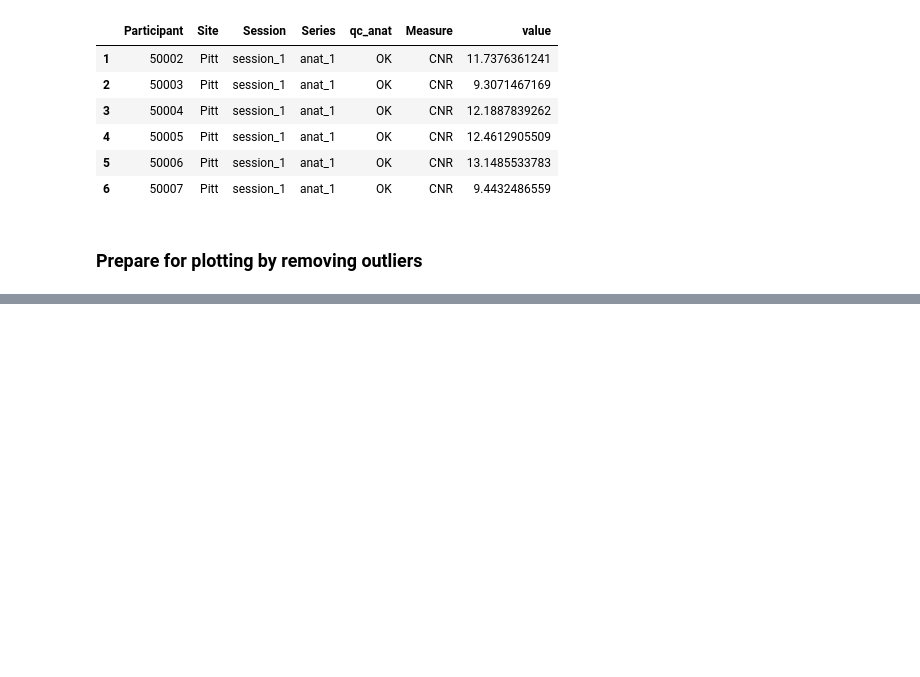
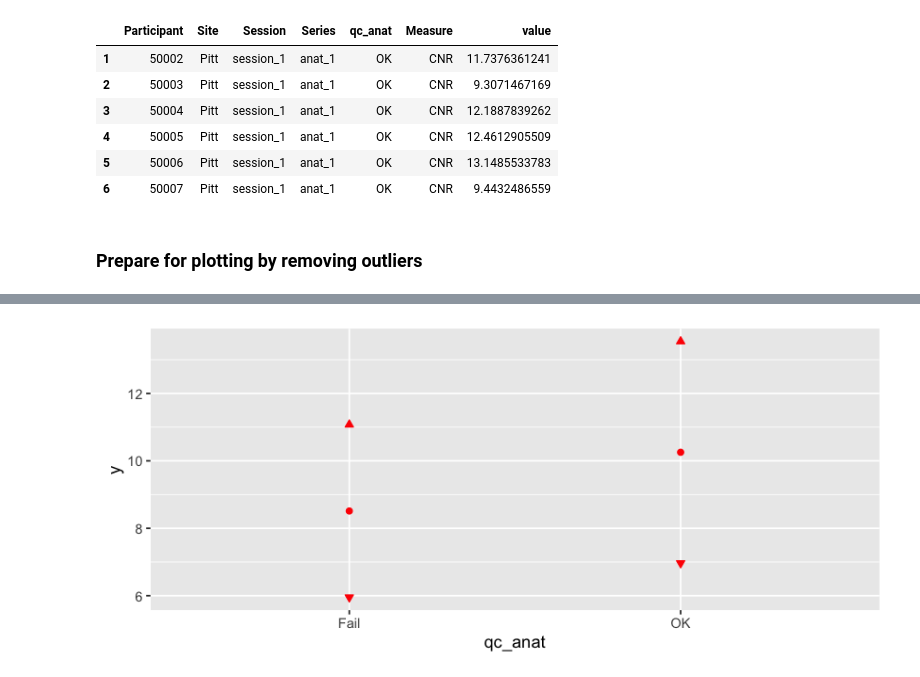
Before and after one commit to preprocessed-connectomes-project/giavasis2015-QAP-paper, a Jupyter notebook: data_analysis/interactive_plots.ipynb, the cells around one changed output, grey strips where cells are left out. Cells and saved outputs as stored; diff of their text form; code cells hidden in the pictures; blank space fills up the shorter version.

Commit message:
updated anat struct plot

```diff
--- a/data_analysis/interactive_plots.ipynb
+++ b/data_analysis/interactive_plots.ipynb
@@ -62,7 +79,10 @@ abide_anat_spat_df=merge(abide_anat_spat_df, pheno_df[c('Participant','qc_anat')
 
 id.vars=c('Participant','Site','Session','Series','qc_anat')
 measure.vars=c('CNR','Cortical.Contrast','EFC','FBER','FWHM','Qi1','SNR')
-abide_anat_spat_df=abide_anat_spat_df[c(id.vars,measure.vars)]
+abide_anat_spat_df<-abide_anat_spat_df[c(id.vars,measure.vars)]
+
+# log transform FBER to give a range more similar to the other measures
+# abide_anat_spat_df[,'FBER']<-log10(abide_anat_spat_df[,'FBER'])
 
 
 abide_anat_spat_df=melt(abide_anat_spat_df,
@@ -81,10 +101,3 @@ head(abide_anat_spat_df)
 | 6 | 50007 | Pitt | session_1 | anat_1 | OK | CNR | 9.4432486559 |
 # %% [markdown]
 ### Prepare for plotting by removing outliers
-# %%
-df <- subset(abide_anat_spat_df)
-df <- ddply(df, .(Measure), function(x) {
-  x <- x[!is.na(x$value),]
-  inds <- get_outlier_inds(x$value)
-  x[!inds,]
-})
@@ -101,0 +104,2 @@ The following object is masked from ‘package:dplyr’:
+# %%
+df <- abide_anat_spat_df %>% drop_na()
@@ -102,3 +108,13 @@ The following object is masked from ‘package:dplyr’:
 # %%
+library(grid)
+library(gridExtra)
 library(repr)
+library(Hmisc)
 options(repr.plot.width=7, repr.plot.height=3)
+
+mean_sdlow<-function(x){
+    return(mean(x)-sd(x))
+}
+mean_sdhigh<-function(x){
+    return(mean(x)+sd(x))
+}
@@ -184,0 +214,8 @@ grid.arrange(pp, ncol = 2, main = "Main title")
+# %%
+p1=ggplot()+
+    geom_point(data=sdf_ranges,aes(x=qc_anat,y=y),color="red",fill="red")+
+    geom_point(data=sdf_ranges,aes(x=qc_anat,y=y.max),shape=24,color="red",fill="red")+
+    geom_point(data=sdf_ranges,aes(x=qc_anat,y=y.min),shape=25,color="red",fill="red")
+print(p1)
+# %% [output]
+[figure, added]
```
Also changed, not shown: parts of 18 cells of this notebook.
